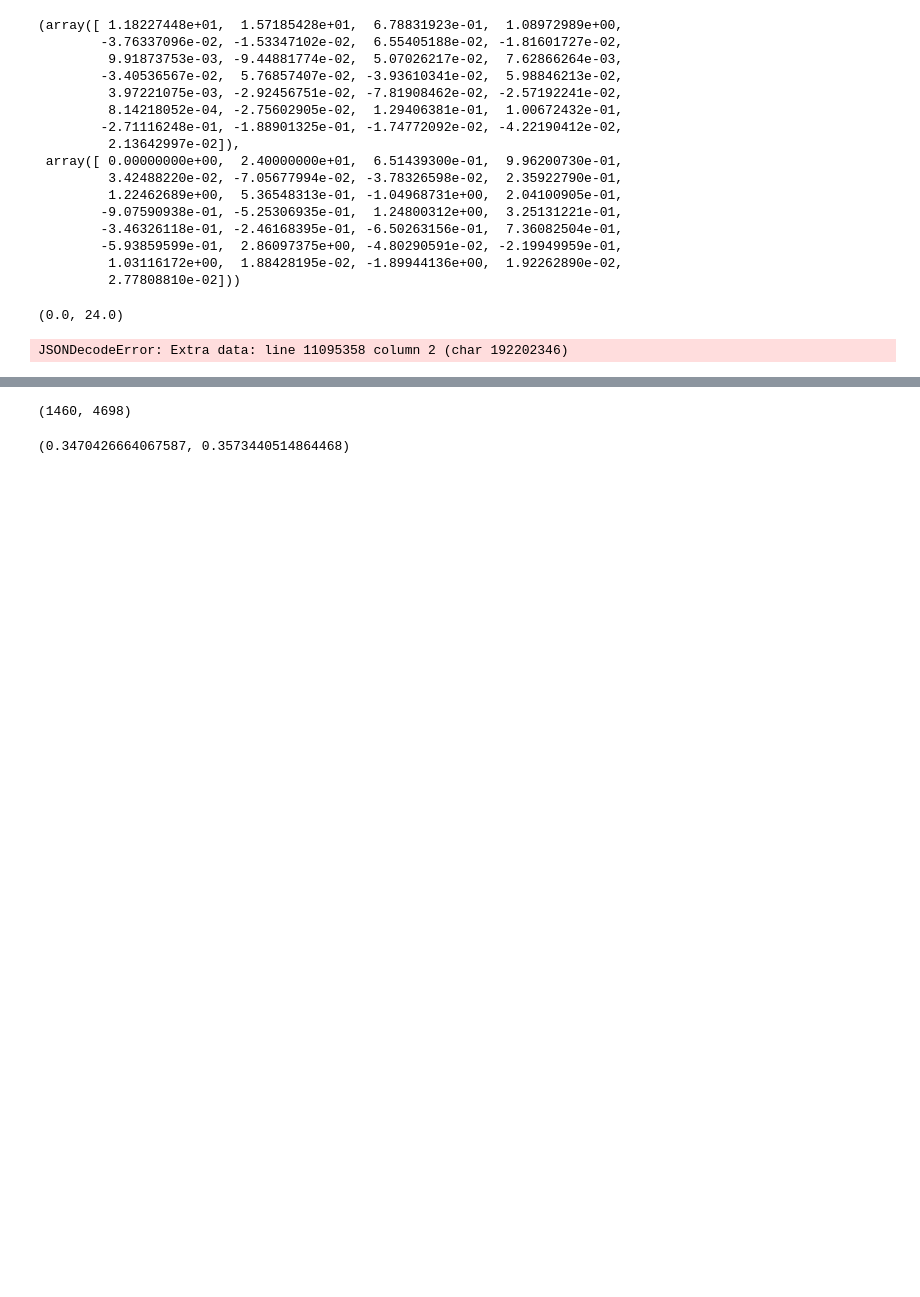
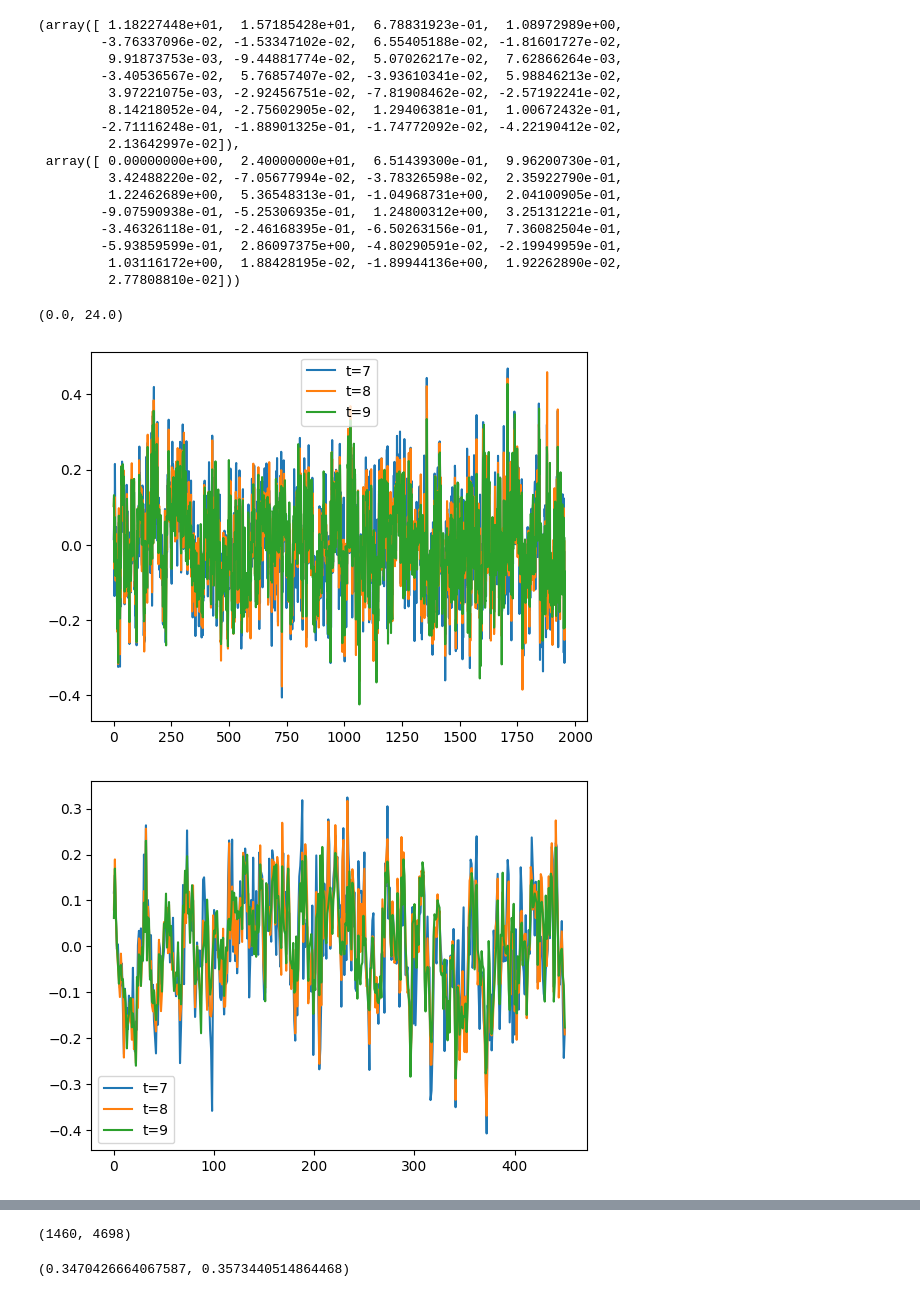
Before and after one commit to jaehyeokdoo2/qflow, a Jupyter notebook: eval_seed_test.ipynb, the cells around one changed output, grey strips where cells are left out. Cells and saved outputs as stored; diff of their text form; code cells hidden in the pictures; blank space fills up the shorter version.

```diff
--- a/eval_seed_test.ipynb
+++ b/eval_seed_test.ipynb
@@ -414,15 +414,15 @@ def load_json(file_path: str):
     with open(file_path, 'r') as f:
         return json.load(f)
 
-energy_vals_path = "/mnt/nas/jaehyeok/fql/guidance_eval_results/energy_vals_by_coeff.json"
-gradient_vals_path = "/mnt/nas/jaehyeok/fql/guidance_eval_results/gradient_vals_by_coeff.json"
-lambda_vals_path = "/mnt/nas/jaehyeok/fql/guidance_eval_results/lambda_vals_by_coeff.json"
+energy_vals_path = "/mnt/nas/jaehyeok/fql/exp/fbrac/humanoidmaze-medium-navigate-singletask-task2-v0/humanoidmaze-medium-navigate-singletask-task2-v0_alpha30-flow10-qaggmean-discount0.995_sd007/eval_results/energy_vals_by_coeff.json"
+gradient_vals_path = "/mnt/nas/jaehyeok/fql/exp/fbrac/humanoidmaze-medium-navigate-singletask-task2-v0/humanoidmaze-medium-navigate-singletask-task2-v0_alpha30-flow10-qaggmean-discount0.995_sd007/eval_results/gradient_vals_by_coeff.json"
+lambda_vals_path = "/mnt/nas/jaehyeok/fql/exp/fbrac/humanoidmaze-medium-navigate-singletask-task2-v0/humanoidmaze-medium-navigate-singletask-task2-v0_alpha30-flow10-qaggmean-discount0.995_sd007/eval_results/lambda_vals_by_coeff.json"
+cosine_sim_vals_path = "/mnt/nas/jaehyeok/fql/exp/fbrac/humanoidmaze-medium-navigate-singletask-task2-v0/humanoidmaze-medium-navigate-singletask-task2-v0_alpha30-flow10-qaggmean-discount0.995_sd007/eval_results/cosine_sim_vals_by_coeff.json"
 
 energy_vals_by_coeff = load_json(energy_vals_path)
 gradient_vals_by_coeff = load_json(gradient_vals_path)
 lambda_vals_by_coeff = load_json(lambda_vals_path)
+cosine_sim_vals_by_coeff = load_json(cosine_sim_vals_path)
-# %% [output]
-JSONDecodeError: Extra data: line 11095358 column 2 (char 192202346)
 # %%
 def output_stats(target_np_array):
     return target_np_array.max(), target_np_array.min(), target_np_array.mean(), target_np_array.std()
@@ -437,3 +437,29 @@ target_lambda_vals = lambda_vals_by_coeff[target_coeff]
 energy_vals = np.array(target_energy_vals[target_task_idx]).reshape(len(target_energy_vals[target_task_idx]), -1)
 gradient_vals = np.array(target_gradient_vals[target_task_idx])
 lambda_vals = np.array(target_lambda_vals[target_task_idx]).reshape(len(target_lambda_vals[target_task_idx]))
+# %%
+import matplotlib.pyplot as plt
+target_task_idx=3
+
+target_coeff = "0.1"
+target_gradient_vals = gradient_vals_by_coeff[target_coeff]
+gradient_vals = np.array(target_gradient_vals[target_task_idx])
+
+for i in range(7, 10):
+    # plot the mean of gradient over timesteps
+    plt.plot(range(len(gradient_vals)), np.mean(gradient_vals[:,i,:], axis=-1), label=f"t={i}")
+    plt.legend()
+
+plt.show()
+
+target_coeff = "0.5"
+target_gradient_vals = gradient_vals_by_coeff[target_coeff]
+gradient_vals = np.array(target_gradient_vals[target_task_idx])
+
+for i in range(7, 10):
+    # plot the mean of gradient over timesteps
+    plt.plot(range(len(gradient_vals)), np.mean(gradient_vals[:,i,:], axis=-1), label=f"t={i}")
+    plt.legend()
+# %% [output]
+[figure, added]
+[figure, added]
```
Also changed, not shown: parts of 13 cells of this notebook, 56 other files.
